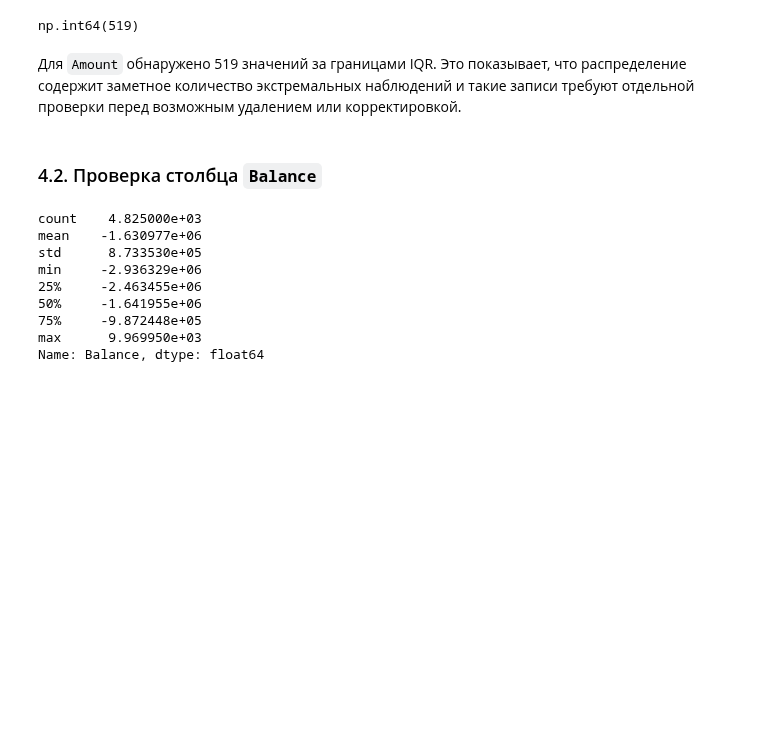
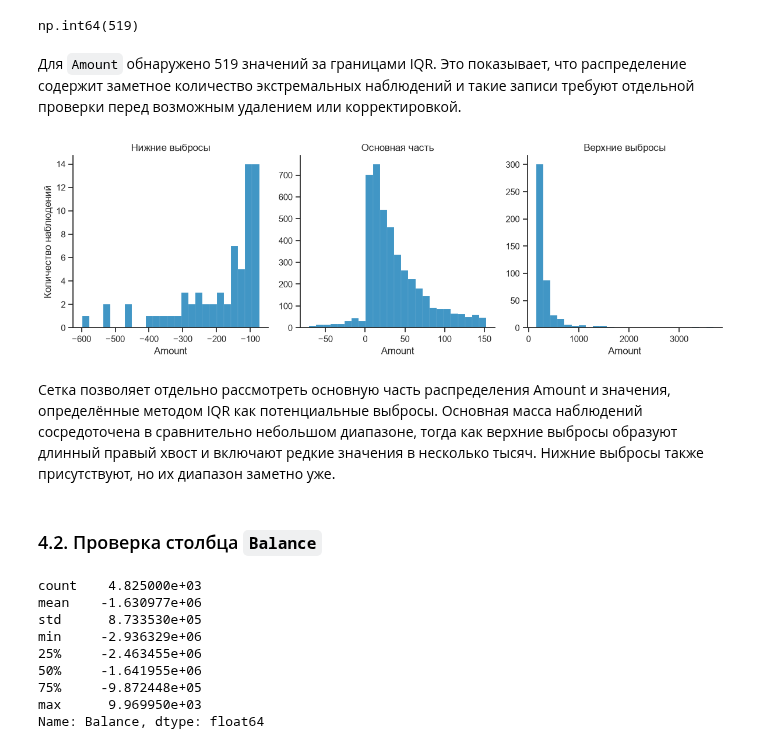
Before and after one commit to polinasimka/Data-Engineering-Project, a Jupyter notebook: notebooks/EDA.ipynb, the cells around one changed output. Saved outputs shown, nothing was run; the diff lists cells and outputs as text; code cells hidden in the pictures; blank space fills up the shorter version.

```diff
--- a/notebooks/EDA.ipynb
+++ b/notebooks/EDA.ipynb
@@ -416,6 +440,33 @@ amount_outliers.count()
 np.int64(519)
 # %% [markdown]
 Для `Amount` обнаружено 519 значений за границами IQR. Это показывает, что распределение содержит заметное количество экстремальных наблюдений и такие записи требуют отдельной проверки перед возможным удалением или корректировкой.
+# %%
+amount_visual = pd.DataFrame({"Amount": amount_numeric.dropna()})
+
+amount_visual["Группа"] = "Основная часть"
+
+amount_visual.loc[amount_visual["Amount"] < lower_bound, "Группа"] = "Нижние выбросы"
+
+amount_visual.loc[amount_visual["Amount"] > upper_bound, "Группа"] = "Верхние выбросы"
+
+g = sns.displot(
+    data=amount_visual,
+    x="Amount",
+    col="Группа",
+    col_order=["Нижние выбросы","Основная часть","Верхние выбросы"],
+    bins=25,
+    common_bins=False,
+    facet_kws={"sharex": False,"sharey": False},
+    height=4,
+    aspect=1
+)
+
+g.set_titles("{col_name}")
+g.set_axis_labels("Amount", "Количество наблюдений");
+# %% [output]
+[figure, added]
+# %% [markdown]
+Сетка позволяет отдельно рассмотреть основную часть распределения Amount и значения, определённые методом IQR как потенциальные выбросы. Основная масса наблюдений сосредоточена в сравнительно небольшом диапазоне, тогда как верхние выбросы образуют длинный правый хвост и включают редкие значения в несколько тысяч. Нижние выбросы также присутствуют, но их диапазон заметно уже.
 # %% [markdown]
 ### 4.2. Проверка столбца `Balance`
 # %%
```
Also changed, not shown: parts of 9 cells of this notebook, 2 other files.
